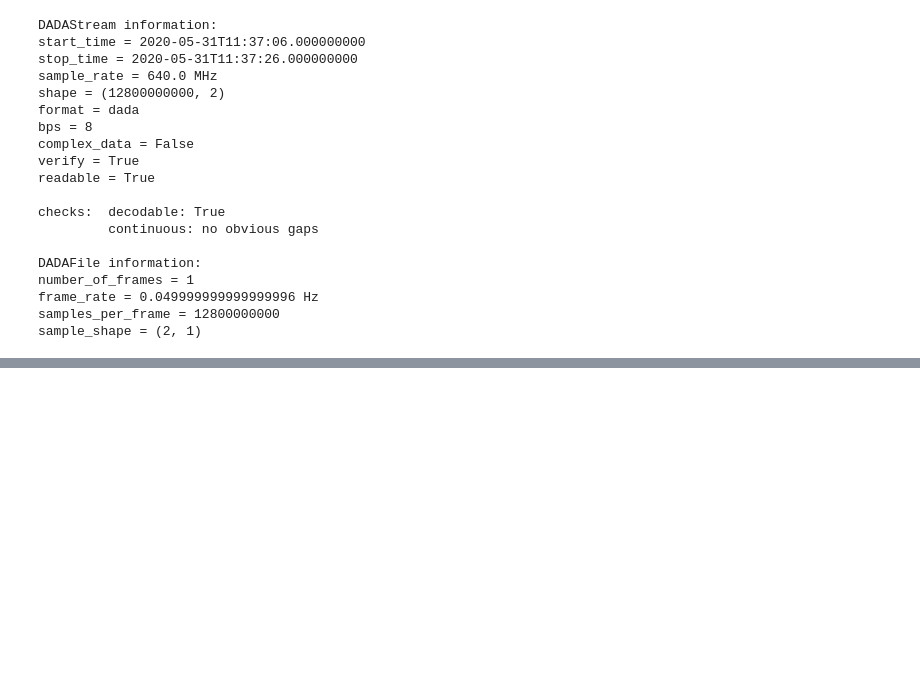
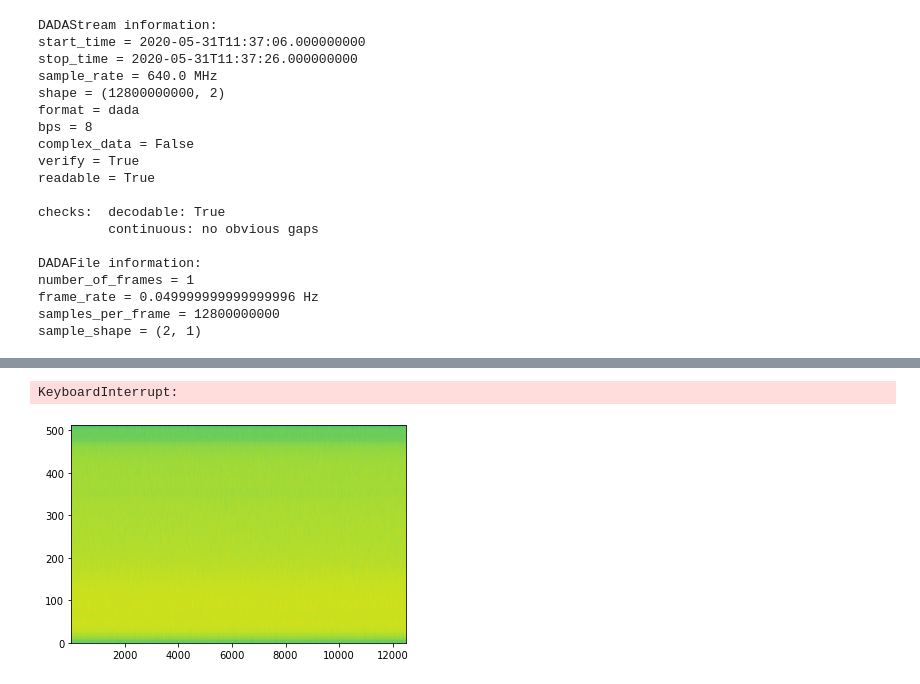
Before and after one commit to KazAndr/test_modules, a Jupyter notebook: baseband/testingarea.ipynb, the cells around one changed output, grey strips where cells are left out. Saved outputs shown, nothing was run; the diff lists cells and outputs as text; code cells hidden in the pictures; blank space fills up the shorter version.

```diff
--- a/baseband/testingarea.ipynb
+++ b/baseband/testingarea.ipynb
@@ -64,0 +58,15 @@ sample_shape = (2, 1)
+# %%
+edges_part = [(i * 12800000, (i + 1) * 12800000) for i in range(100)]
+# %%
+idx = 0
+for left, right in edges_part[]:
+    part = get_part_payload(frame, left, right)
+    plt.close()
+    NFFT = 128  # the length of the windowing segments
+    Fs = 1024  # the sampling frequency
+    plt.specgram(part, NFFT=NFFT, Fs=Fs, noverlap=NFFT - 10)
+    plt.savefig(f'figures_test/{idx}.png', dpi=250)
+    idx += 1
+# %% [output]
+KeyboardInterrupt:
+[figure, added]
```
Also changed, not shown: parts of 16 cells of this notebook.
